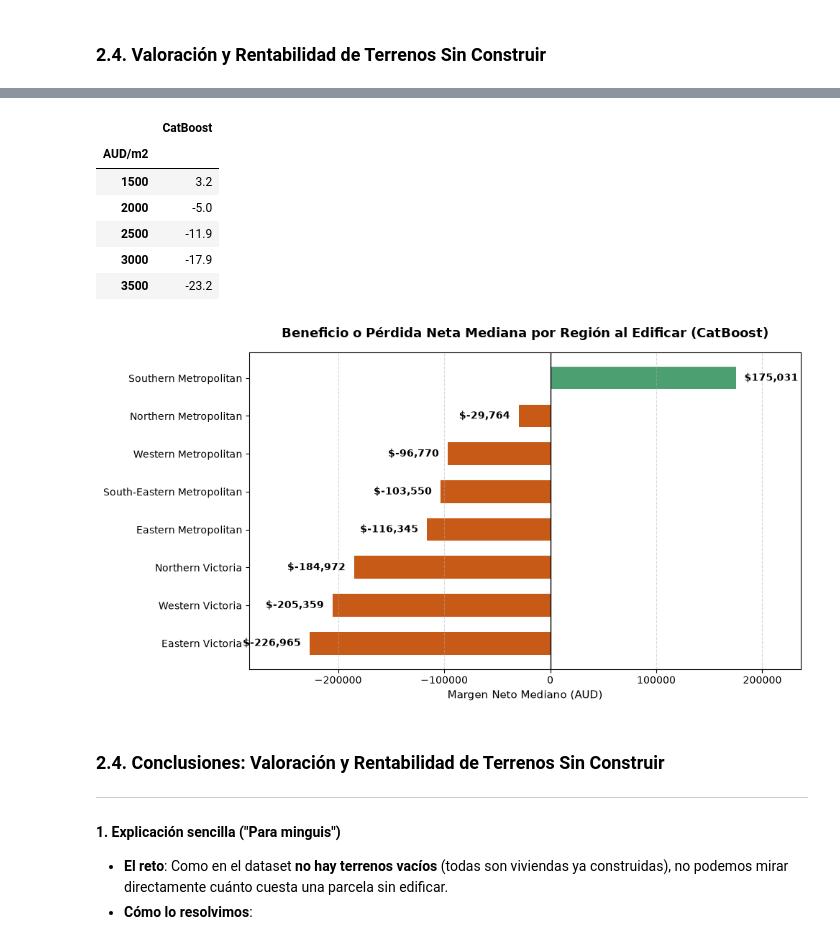
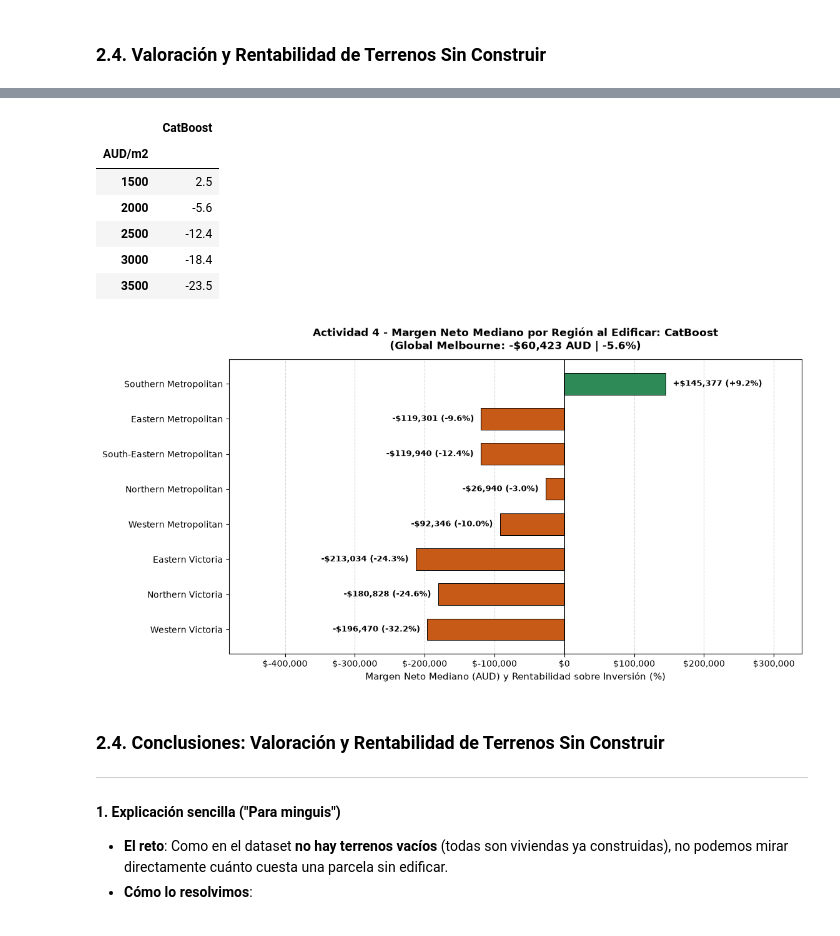
Before and after one commit to alejandrogghh05-web/Data-Science-Prj, a Jupyter notebook: PRJ/models/notebook_miguel.ipynb, the cells around one changed output, grey strips where cells are left out. Saved outputs shown, nothing was run; the diff lists cells and outputs as text; code cells hidden in the pictures.

```diff
--- a/PRJ/models/notebook_miguel.ipynb
+++ b/PRJ/models/notebook_miguel.ipynb
@@ -654,8 +698,8 @@ y14 = casas["Price"]
 # 5. Entrenar modelo CatBoost exclusivo para esta valoracion
 model_terrenos = CatBoostRegressor(
     iterations=500,
-    learning_rate=0.08,
-    depth=6,
+    learning_rate=BEST_LR,
+    depth=BEST_DEPTH,
     loss_function="RMSE",
     random_seed=42,
     verbose=0,
@@ -751,36 +795,56 @@ display(sens.round(1))
 
 # ---------------------------------------2.4-grafico-visual-regiones---------------------------------------
 
-# CREAMOS UN GRAFICO DE BARRAS HORIZONTALES PARA VER QUE REGIONES DAN PERDIDAS Y CUALES DAN BENEFICIO
+import matplotlib.ticker as ticker
 
-df_plot = res_14.reset_index()
-df_plot = df_plot[df_plot["Zona"] != "TODAS"].sort_values(by="margen_AUD", ascending=True)
+orden_regiones = [
+    "Western Victoria",
+    "Northern Victoria",
+    "Eastern Victoria",
+    "Western Metropolitan",
+    "Northern Metropolitan",
+    "South-Eastern Metropolitan",
+    "Eastern Metropolitan",
+    "Southern Metropolitan",
+]
 
-colores = ["#4c9f70" if val > 0 else "#c85a17" for val in df_plot["margen_AUD"]]
+df_reg = res_14.loc["CatBoost"]
+global_aud = df_reg.loc["TODAS", "margen_AUD"]
+global_pct = df_reg.loc["TODAS", "margen_%_inversion"]
 
-plt.figure(figsize=(10, 5.5))
-barras = plt.barh(df_plot["Zona"], df_plot["margen_AUD"], color=colores, height=0.6)
+df_plot = df_reg.reindex(orden_regiones).dropna()
+colores = ["#2e8b57" if val > 0 else "#c85a17" for val in df_plot["margen_AUD"]]
 
-plt.axvline(0, color="black", linewidth=1)
+fig, ax = plt.subplots(figsize=(11.5, 6))
+barras = ax.barh(df_plot.index, df_plot["margen_AUD"], color=colores, height=0.62, edgecolor="black", linewidth=0.7)
 
-for barra in barras:
-    ancho = barra.get_width()
-    desplazamiento = 8000 if ancho >= 0 else -8000
-    alineacion = "left" if ancho >= 0 else "right"
-    plt.text(
-        ancho + desplazamiento,
+ax.axvline(0, color="black", linewidth=1.1)
+ax.set_xlim(-480_000, 340_000)
+ax.xaxis.set_major_formatter(ticker.FuncFormatter(lambda x, _: f"${x:,.0f}"))
+ax.grid(axis="x", linestyle="--", alpha=0.5)
+ax.set_axisbelow(True)
+
+ax.set_title(
+    f"Actividad 4 - Margen Neto Mediano por Región al Edificar: CatBoost\n"
+    f"(Global Melbourne: {'+' if global_aud >= 0 else '-'}${abs(global_aud):,.0f} AUD | {global_pct:+.1f}%)",
+    fontsize=12.5, fontweight="bold", pad=12
+)
+ax.set_xlabel("Margen Neto Mediano (AUD) y Rentabilidad sobre Inversión (%)", fontsize=10.5)
+
+for barra, (_, fila) in zip(barras, df_plot.iterrows()):
+    val = fila["margen_AUD"]
+    pct = fila["margen_%_inversion"]
+    signo = "+" if val >= 0 else "-"
+    texto = f"{signo}${abs(val):,.0f} ({pct:+.1f}%)"
+    offset = 10_000 if val >= 0 else -10_000
+    alineacion = "left" if val >= 0 else "right"
+    ax.text(
+        val + offset,
         barra.get_y() + barra.get_height() / 2,
-        f"${ancho:,.0f}",
-        va="center",
-        ha=alineacion,
-        fontsize=10,
-        fontweight="bold"
+        texto,
+        va="center", ha=alineacion, fontsize=9.5, fontweight="bold"
     )
 
-plt.title("Beneficio o Pérdida Neta Mediana por Región al Edificar (CatBoost)", fontsize=13, fontweight="bold", pad=15)
-plt.xlabel("Margen Neto Mediano (AUD)", fontsize=11)
-plt.xlim(df_plot["margen_AUD"].min() * 1.25, df_plot["margen_AUD"].max() * 1.35)
-plt.grid(axis="x", linestyle="--", alpha=0.5)
 plt.tight_layout()
 plt.show()
 # %% [output]
@@ -805,11 +869,11 @@ plt.show()
 |  | CatBoost |
 | AUD/m2 |  |
-| 1500 | 3.2 |
-| 2000 | -5.0 |
-| 2500 | -11.9 |
-| 3000 | -17.9 |
-| 3500 | -23.2 |
+| 1500 | 2.5 |
+| 2000 | -5.6 |
+| 2500 | -12.4 |
+| 3000 | -18.4 |
+| 3500 | -23.5 |
-[figure, old version]
+[figure, new version]
 # %% [markdown]
 ### 2.4. Conclusiones: Valoración y Rentabilidad de Terrenos Sin Construir
 
```
Also changed, not shown: parts of 18 cells of this notebook, 7 other files.
